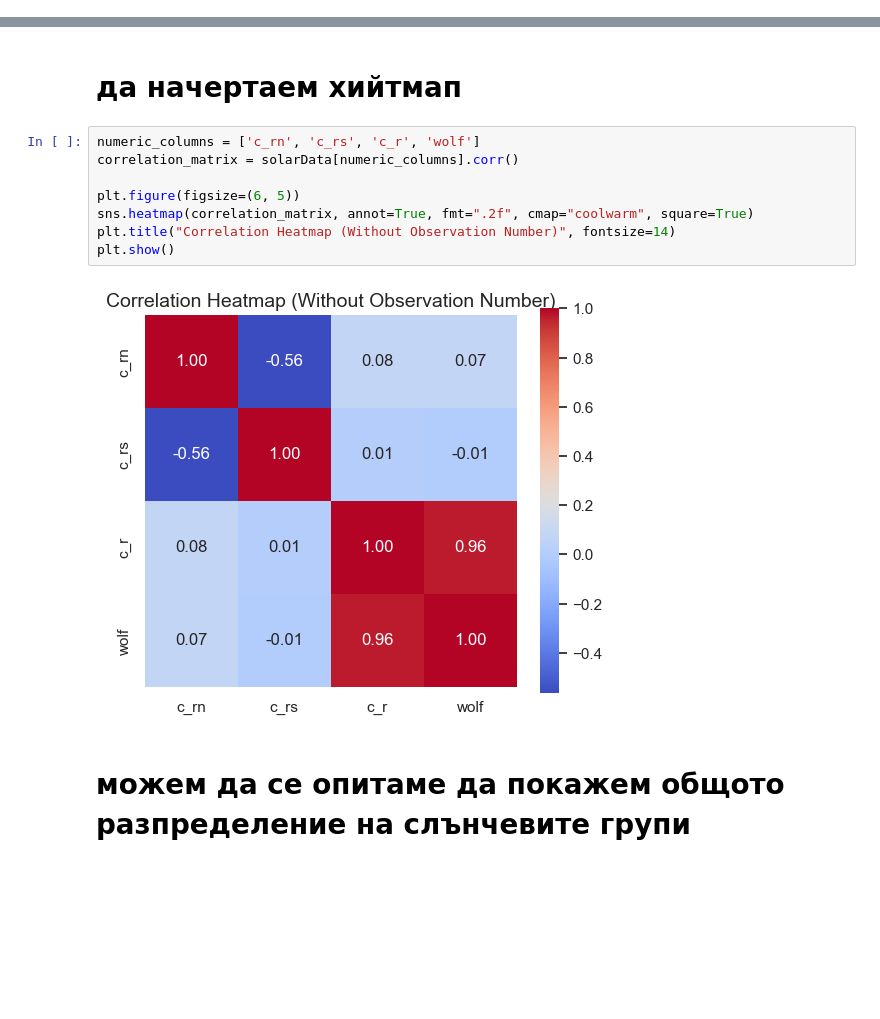
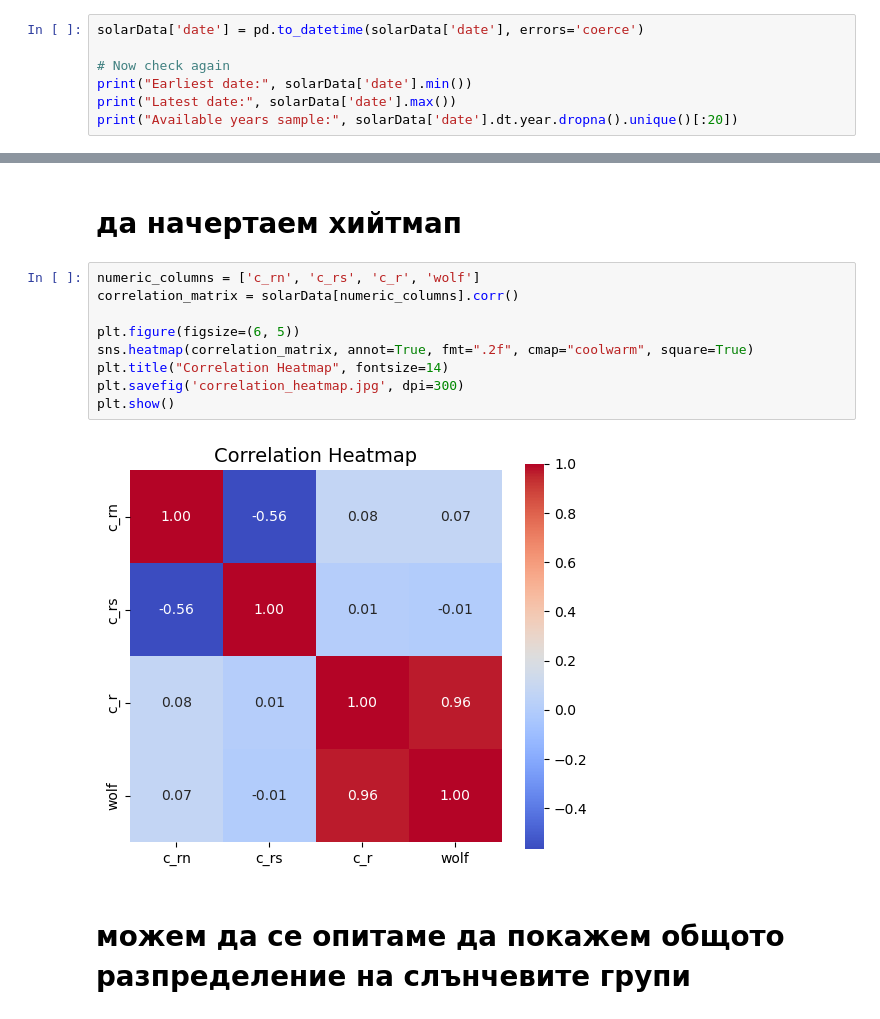
Before and after one commit to QubitShifter/JupiterLab, a Jupyter notebook: 00.ExamProject/SolarData.ipynb, the cells around one changed output, grey strips where cells are left out. Saved outputs shown, nothing was run; the diff lists cells and outputs as text; blank space fills up the shorter version.

```diff
--- a/00.ExamProject/SolarData.ipynb
+++ b/00.ExamProject/SolarData.ipynb
@@ -203,3 +191,10 @@ solarData.head()
 # в този случай може ни заместванет на NaN с 0 е добър избор, по този начин ще запазим 'notes' и други описателни колони и данни
 # %% [markdown]
 # тук ще направи провверка преди замяната на NaN's след като сме ги заменили.. mind bending time circle ....
+# %%
+solarData['date'] = pd.to_datetime(solarData['date'], errors='coerce')
+
+# Now check again
+print("Earliest date:", solarData['date'].min())
+print("Latest date:", solarData['date'].max())
+print("Available years sample:", solarData['date'].dt.year.dropna().unique()[:20])
@@ -521,13 +520,14 @@ no спрямо другите (0.08–0.22)
 # %%
 numeric_columns = ['c_rn', 'c_rs', 'c_r', 'wolf']
 correlation_matrix = solarData[numeric_columns].corr()
 
 plt.figure(figsize=(6, 5))
 sns.heatmap(correlation_matrix, annot=True, fmt=".2f", cmap="coolwarm", square=True)
-plt.title("Correlation Heatmap (Without Observation Number)", fontsize=14)
+plt.title("Correlation Heatmap", fontsize=14)
+plt.savefig('correlation_heatmap.jpg', dpi=300)
 plt.show()
 # %% [output]
-[figure, old version]
+[figure, new version]
 # %% [markdown]
 # можем да се опитаме да покажем общото разпределение на слънчевите групи
 # %%
```
Also changed, not shown: parts of 72 cells of this notebook, 8 other files.
